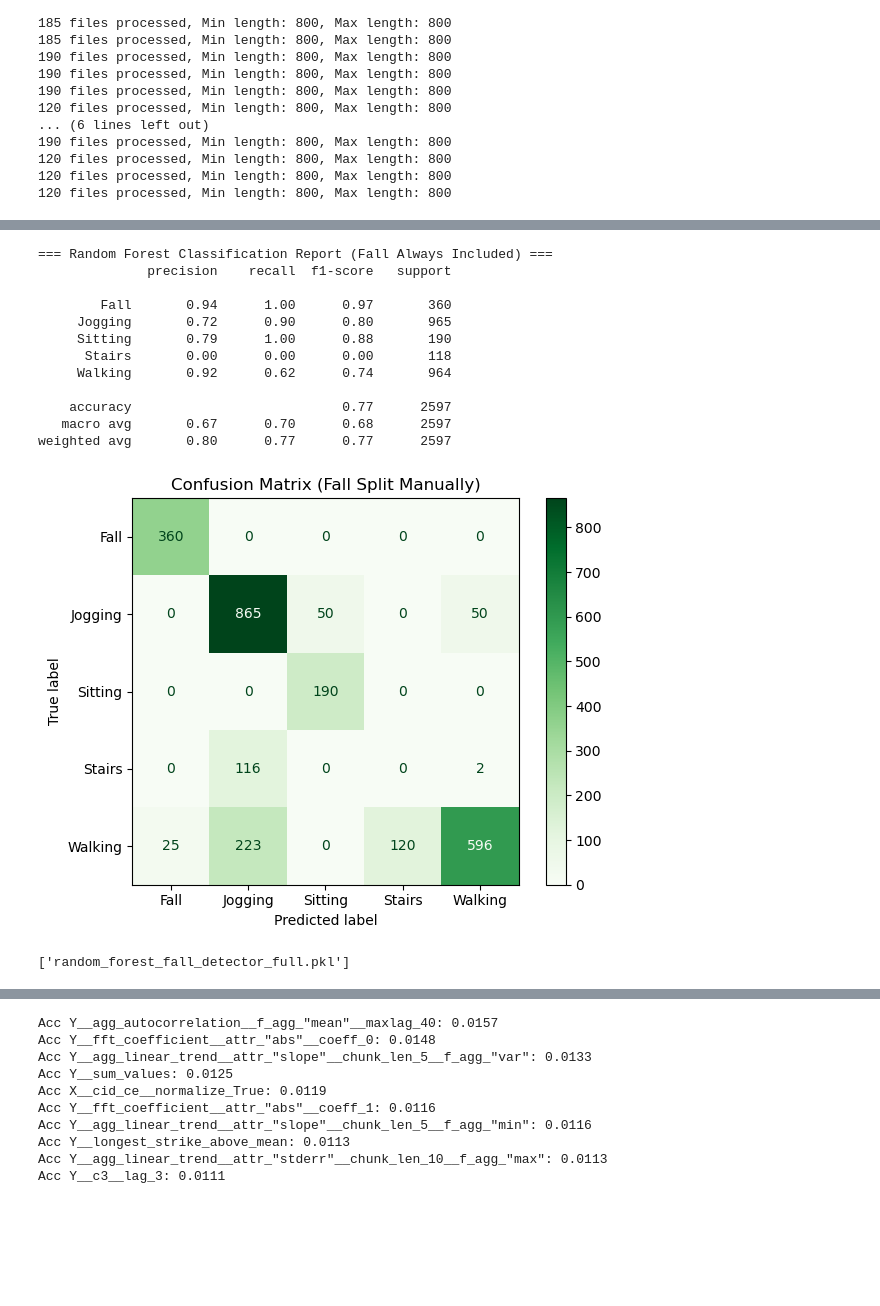
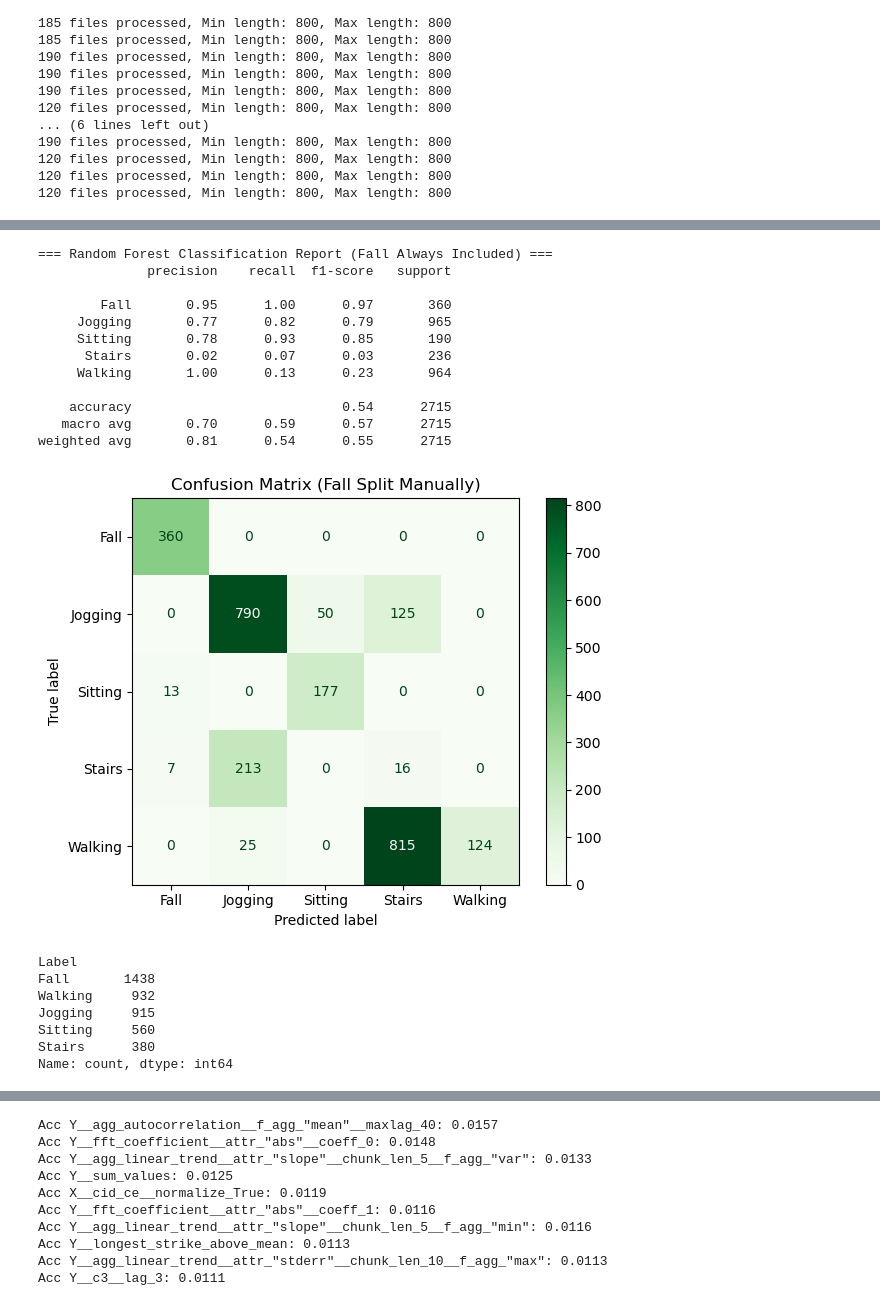
Before and after one commit to AliShrz/earpiece-fall-detection, a Jupyter notebook: SisFall_cleaned.ipynb, the cells around one changed output, grey strips where cells are left out. Saved outputs shown, nothing was run; the diff lists cells and outputs as text; code cells hidden in the pictures; blank space fills up the shorter version.

```diff
--- a/SisFall_cleaned.ipynb
+++ b/SisFall_cleaned.ipynb
@@ -358,5 +657,5 @@ fn.plot_signals(list, "s", "both")
 # %%
-i= 20
-list = [new_07_2[i], new_08_2[i], new_09_2[i], new_10_2[i]]
+# i= 20
+list = [new_05_1[110],]
 fn.plot_signals(list, "s", "both")
 # %% [output]
@@ -383,14 +682,13 @@ activity_mapper = {
     "D02": {"label": "Walking", "data": new_02},
     "D03": {"label": "Jogging", "data": new_03},
     "D04": {"label": "Jogging", "data": new_04},
-    "D05": {"label": "Stairs",  "data": new_05_1},
-    "D06": {"label": "Stairs",  "data": new_06_1},
+    "D05": {"label": "Stairs",  "data": new_05_1 + new_05_2},
+    "D06": {"label": "Stairs",  "data": new_06_1 + new_06_2},
     "D07": {"label": "Sitting", "data": new_07_1},
     "D08": {"label": "Sitting", "data": new_08_1},
     "D09": {"label": "Sitting", "data": new_09_1},
     "D10": {"label": "Sitting", "data": new_10_1},
     "F"  : {"label": "Fall",    "data": new_fall},
-
 }
 
 all_dfs = []
@@ -448,29 +745,0 @@ final_df
-# %%
-# import matplotlib.pyplot as plt
-
-# Filter walking data
-# walking_df = final_df[final_df['Tag'] == 'Walking']
-fall_df = final_df[final_df['Tag'] == 'Fall']
-
-# Get one walking sample (e.g., "D01_1")
-# sample_id = walking_df['ID'].unique()[0]
-# sample_df = walking_df[walking_df['ID'] == sample_id].copy()
-sample_id = fall_df['ID'].unique()[100]
-sample_df = fall_df[fall_df['ID'] == sample_id].copy()
-
-# Create time vector (assuming 200 Hz)
-sample_df['Time'] = np.arange(len(sample_df)) / 200
-
-# Plot Acc X, Y, Z
-plt.figure(figsize=(12, 6))
-plt.plot(sample_df['Time'], sample_df['Acc X'], label='Acc X', color='r')
-plt.plot(sample_df['Time'], sample_df['Acc Y'], label='Acc Y', color='g')
-plt.plot(sample_df['Time'], sample_df['Acc Z'], label='Acc Z', color='b')
-
-plt.xlabel('Time (s)')
-plt.ylabel('Acceleration (g)')
-plt.title(f'Accelerometer Data - Walking - {sample_id}')
-plt.legend()
-plt.grid(True)
-plt.tight_layout()
-plt.show()
@@ -547,7 +808,7 @@ extracted_features_minimal.to_csv('extracted_features_minimal.csv')
 import pandas as pd
 import numpy as np
 from collections import defaultdict
-from tsfresh import extract_features, select_features
+from tsfresh import select_features
 from tsfresh.feature_extraction import MinimalFCParameters
 from tsfresh.utilities.dataframe_functions import impute
 from sklearn.ensemble import RandomForestClassifier
@@ -608,43 +869,39 @@ test_idx = group_series[group_series.isin(test_groups)].index.union(fall_test_id
 X_train = extracted_features_minimal.loc[train_idx]
 X_test = extracted_features_minimal.loc[test_idx]
 y_train = all_labels.loc[train_idx]
 y_test = all_labels.loc[test_idx]
 
 # ---------------------
 # STEP 6: Train & Evaluate
 # ---------------------
 X_train_filtered = select_features(X_train, y_train)
 X_test_filtered = X_test[X_train_filtered.columns]
 
 rf_model = RandomForestClassifier(random_state=42, class_weight='balanced')
 rf_model.fit(X_train_filtered, y_train)
 y_pred_rf = rf_model.predict(X_test_filtered)
 
 print("=== Random Forest Classification Report (Fall Always Included) ===")
 print(classification_report(y_test, y_pred_rf))
 
 labels = sorted(y_train.unique())
 cm = confusion_matrix(y_test, y_pred_rf, labels=labels)
 disp = ConfusionMatrixDisplay(confusion_matrix=cm, display_labels=labels)
 disp.plot(cmap='Greens', values_format='d')
 plt.title("Confusion Matrix (Fall Split Manually)")
 plt.tight_layout()
 plt.show()
-
-import joblib
-joblib.dump(rf_model, 'random_forest_fall_detector_full.pkl')
 # %% [output]
 === Random Forest Classification Report (Fall Always Included) ===
               precision    recall  f1-score   support
 
-        Fall       0.94      1.00      0.97       360
-     Jogging       0.72      0.90      0.80       965
-     Sitting       0.79      1.00      0.88       190
-      Stairs       0.00      0.00      0.00       118
-     Walking       0.92      0.62      0.74       964
+        Fall       0.95      1.00      0.97       360
+     Jogging       0.77      0.82      0.79       965
+     Sitting       0.78      0.93      0.85       190
+      Stairs       0.02      0.07      0.03       236
+     Walking       1.00      0.13      0.23       964
 
-    accuracy                           0.77      2597
-   macro avg       0.67      0.70      0.68      2597
-weighted avg       0.80      0.77      0.77      2597
+    accuracy                           0.54      2715
+   macro avg       0.70      0.59      0.57      2715
+weighted avg       0.81      0.54      0.55      2715
-[figure, old version]
+[figure, new version]
-['random_forest_fall_detector_full.pkl']
@@ -650,0 +911,10 @@ weighted avg       0.80      0.77      0.77      2597
+# %%
+print(y_train.value_counts())
+# %% [output]
+Label
+Fall       1438
+Walking     932
+Jogging     915
+Sitting     560
+Stairs      380
+Name: count, dtype: int64
```
Also changed, not shown: parts of 25 cells of this notebook, 40 other files.
